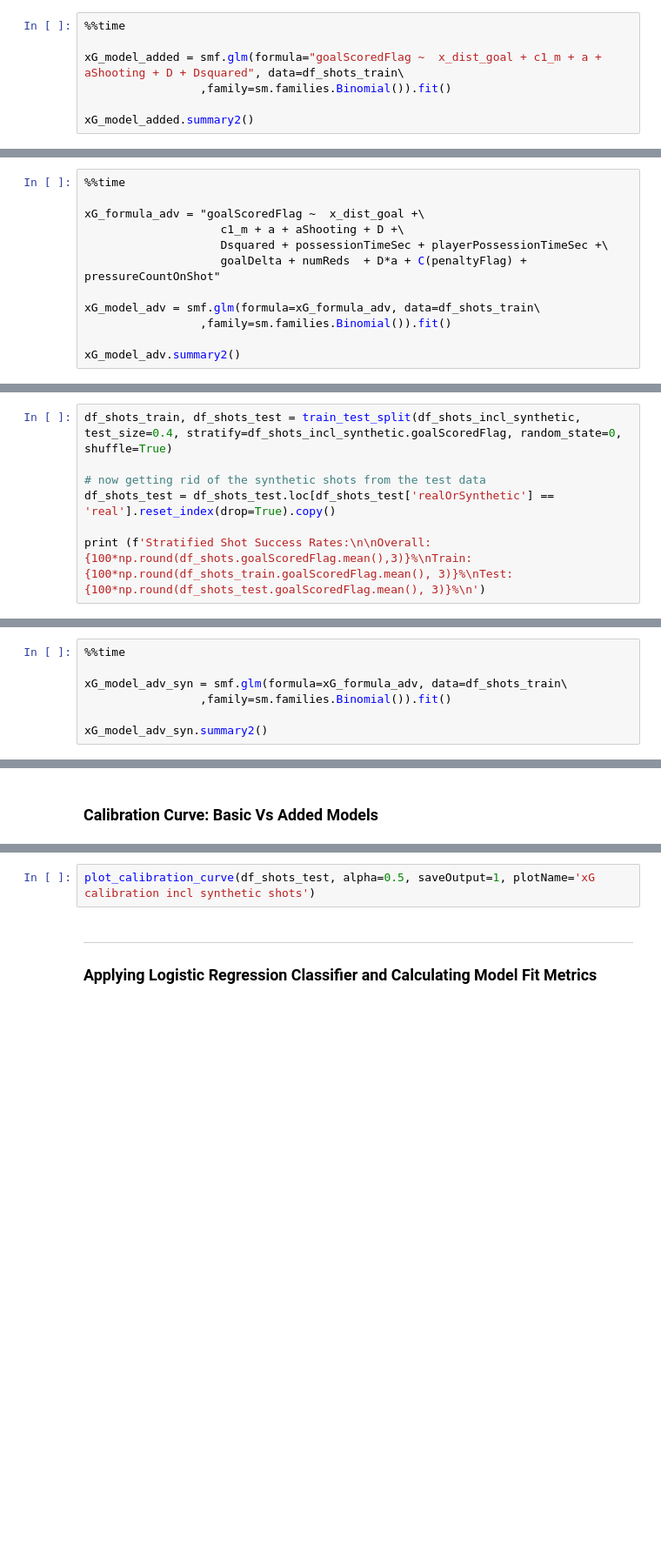
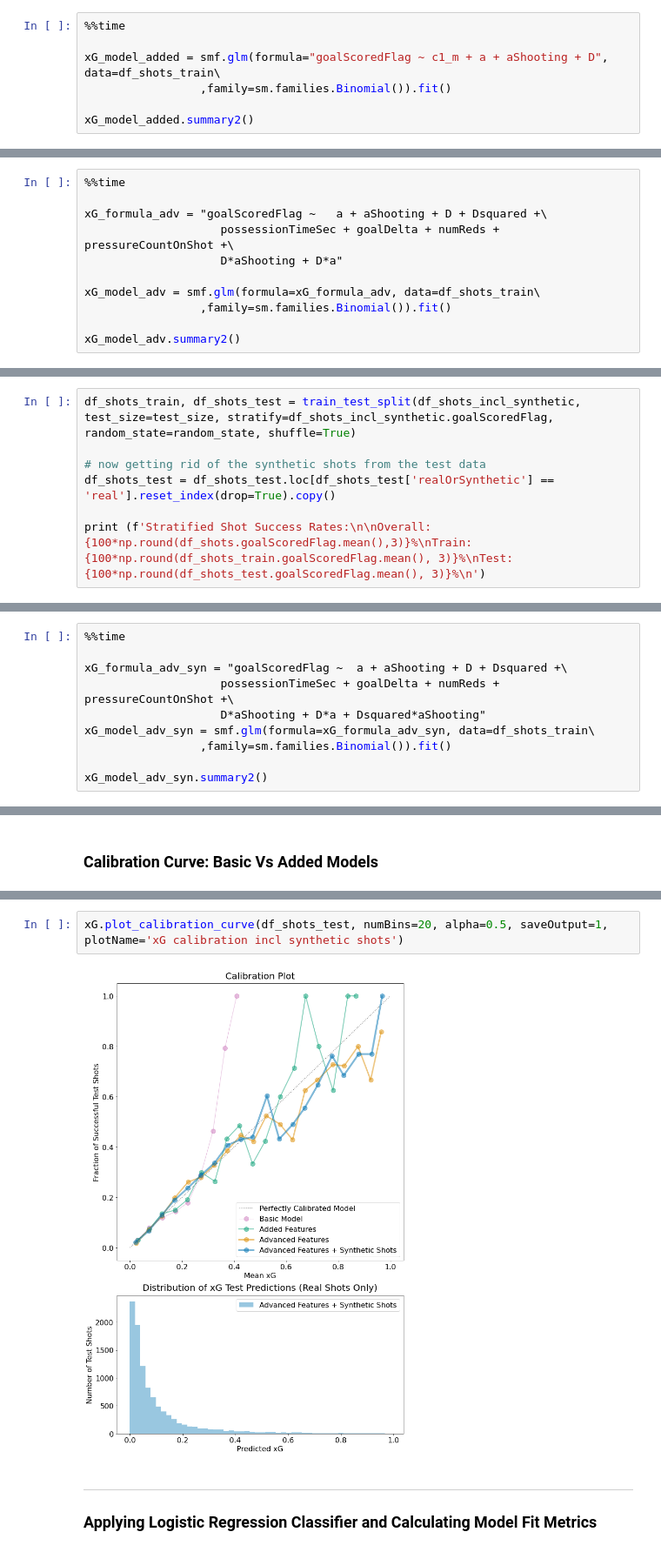
Before and after one commit to christiangilson/MSc-Applied-Statistics-Project-Code, a Jupyter notebook: Modelling/xG/Python xG Feature Engineering & Modelling.ipynb, the cells around one changed output, grey strips where cells are left out. Shown: that part at 87% size. Drawn from its saved outputs; the diff is of its cells as text; blank space fills up the shorter version.

Commit message:
Finished xG feature engineering and modelling.

```diff
--- a/Modelling/xG/Python xG Feature Engineering & Modelling.ipynb
+++ b/Modelling/xG/Python xG Feature Engineering & Modelling.ipynb
@@ -249,7 +292,7 @@ xG_model_basic.summary2()
 # %%
 %%time
 
-xG_model_added = smf.glm(formula="goalScoredFlag ~  x_dist_goal + c1_m + a + aShooting + D + Dsquared", data=df_shots_train\
+xG_model_added = smf.glm(formula="goalScoredFlag ~ c1_m + a + aShooting + D", data=df_shots_train\
                  ,family=sm.families.Binomial()).fit()
 
 xG_model_added.summary2()
@@ -258,10 +316,9 @@ xG_model_added.summary2()
 # %%
 %%time
 
-xG_formula_adv = "goalScoredFlag ~  x_dist_goal +\
-                    c1_m + a + aShooting + D +\
-                    Dsquared + possessionTimeSec + playerPossessionTimeSec +\
-                    goalDelta + numReds  + D*a + C(penaltyFlag) + pressureCountOnShot"
+xG_formula_adv = "goalScoredFlag ~   a + aShooting + D + Dsquared +\
+                    possessionTimeSec + goalDelta + numReds + pressureCountOnShot +\
+                    D*aShooting + D*a"
 
 xG_model_adv = smf.glm(formula=xG_formula_adv, data=df_shots_train\
                  ,family=sm.families.Binomial()).fit()
@@ -270,9 +350,9 @@ xG_model_adv.summary2()
 # %% [markdown]
 ### **Fitting same advanced model but using data including *synthetic shots*.**
 # %%
-df_shots_train, df_shots_test = train_test_split(df_shots_incl_synthetic, test_size=0.4, stratify=df_shots_incl_synthetic.goalScoredFlag, random_state=0, shuffle=True)
+df_shots_train, df_shots_test = train_test_split(df_shots_incl_synthetic, test_size=test_size, stratify=df_shots_incl_synthetic.goalScoredFlag, random_state=random_state, shuffle=True)
 
 # now getting rid of the synthetic shots from the test data
-df_shots_test = df_shots_test.loc[df_shots_test['realOrSynthetic'] ==  'real'].reset_index(drop=True).copy()
+df_shots_test = df_shots_test.loc[df_shots_test['realOrSynthetic'] == 'real'].reset_index(drop=True).copy()
 
 print (f'Stratified Shot Success Rates:\n\nOverall: {100*np.round(df_shots.goalScoredFlag.mean(),3)}%\nTrain: {100*np.round(df_shots_train.goalScoredFlag.mean(), 3)}%\nTest: {100*np.round(df_shots_test.goalScoredFlag.mean(), 3)}%\n')
@@ -279,7 +365,10 @@ print (f'Stratified Shot Success Rates:\n\nOverall: {100*np.round(df_shots.goalS
 # %%
 %%time
 
-xG_model_adv_syn = smf.glm(formula=xG_formula_adv, data=df_shots_train\
+xG_formula_adv_syn = "goalScoredFlag ~  a + aShooting + D + Dsquared +\
+                    possessionTimeSec + goalDelta + numReds + pressureCountOnShot +\
+                    D*aShooting + D*a + Dsquared*aShooting"
+xG_model_adv_syn = smf.glm(formula=xG_formula_adv_syn, data=df_shots_train\
                  ,family=sm.families.Binomial()).fit()
 
 xG_model_adv_syn.summary2()
@@ -362,5 +415,7 @@ def plot_calibration_curve(df_shots_test, numBins=25, alpha=0.6, saveOutput=0, p
 # %%
-plot_calibration_curve(df_shots_test, alpha=0.5, saveOutput=1, plotName='xG calibration incl synthetic shots')
+xG.plot_calibration_curve(df_shots_test, numBins=20, alpha=0.5, saveOutput=1, plotName='xG calibration incl synthetic shots')
+# %% [output]
+[figure, added]
 # %% [markdown]
 ---
 
```
Also changed, not shown: parts of 33 cells of this notebook.
